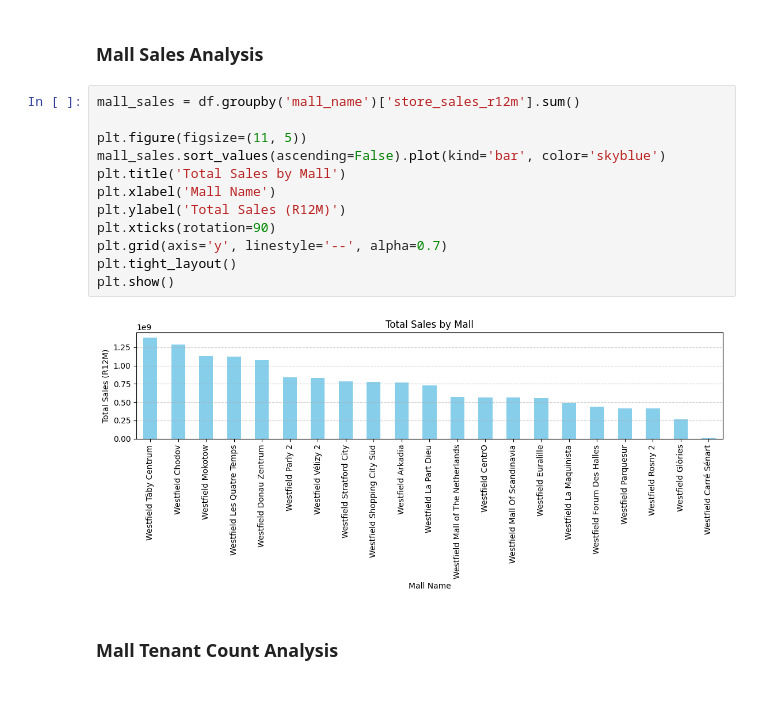
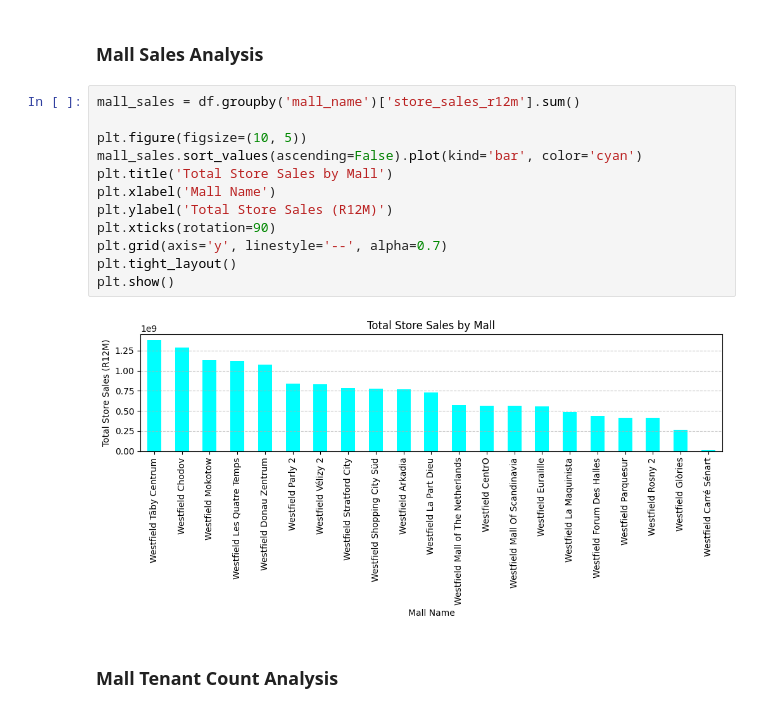
Before and after one commit to tesscln/URW_datachallenge, a Jupyter notebook: notebooks/merge_tess_2nd_dataset.ipynb, the cells around one changed output. Cells and saved outputs as stored; diff of their text form.

```diff
--- a/notebooks/merge_tess_2nd_dataset.ipynb
+++ b/notebooks/merge_tess_2nd_dataset.ipynb
@@ -232,17 +249,17 @@ plt.show()
 # %%
 mall_sales = df.groupby('mall_name')['store_sales_r12m'].sum()
 
-plt.figure(figsize=(11, 5))
-mall_sales.sort_values(ascending=False).plot(kind='bar', color='skyblue')
-plt.title('Total Sales by Mall')
+plt.figure(figsize=(10, 5))
+mall_sales.sort_values(ascending=False).plot(kind='bar', color='cyan')
+plt.title('Total Store Sales by Mall')
 plt.xlabel('Mall Name')
-plt.ylabel('Total Sales (R12M)')
+plt.ylabel('Total Store Sales (R12M)')
 plt.xticks(rotation=90)
 plt.grid(axis='y', linestyle='--', alpha=0.7)
 plt.tight_layout()
 plt.show()
 # %% [output]
-[figure, old version]
+[figure, new version]
 # %% [markdown]
 ### Mall Tenant Count Analysis
 # %%
```
Also changed, not shown: parts of 12 cells of this notebook, 2 other files.
